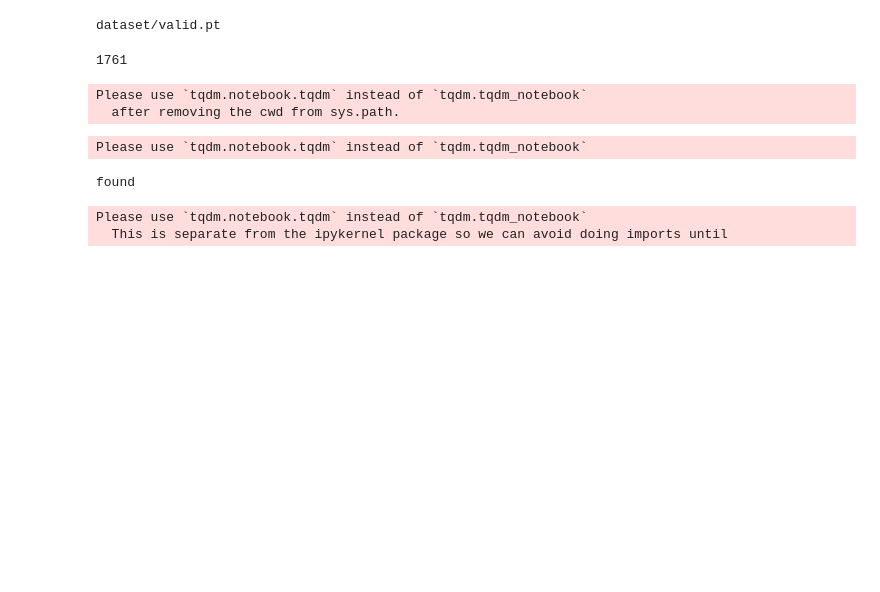
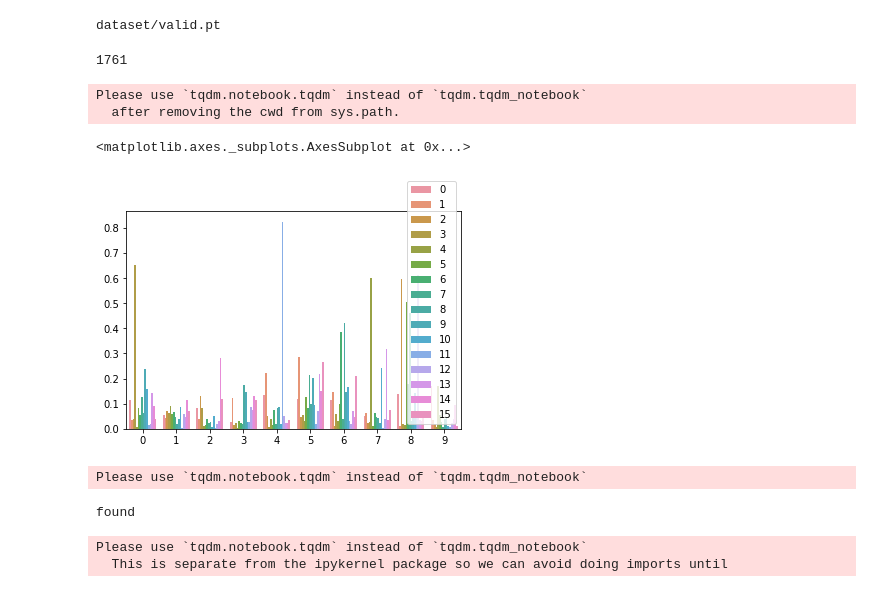
Before and after one commit to theblackcat102/text-subgan, a Jupyter notebook: Control.ipynb, the cells around one changed output. Cells and saved outputs as stored; diff of their text form; code cells hidden in the pictures; blank space fills up the shorter version.

```diff
--- a/Control.ipynb
+++ b/Control.ipynb
@@ -590,8 +591,8 @@ with open('data/kkday_dataset/user_data/useritem_relations.txt', 'r') as f:
 # %% [output]
 Please use `tqdm.notebook.tqdm` instead of `tqdm.tqdm_notebook`
 # %%
-log_name = 'save/tempest_rec-2020-07-13-19-09-48'
-checkpoint = 'checkpoint_20000.pt'
+log_name = 'save/tempest_mf-g2-2020-07-13-22-55-34'
+checkpoint = 'checkpoint_99000.pt'
 
 from module.vmt import VMT
 with open(os.path.join(log_name, 'params.json'), 'r') as f:
@@ -672,6 +673,16 @@ with torch.no_grad():
 # %% [output]
 Please use `tqdm.notebook.tqdm` instead of `tqdm.tqdm_notebook`
   after removing the cwd from sys.path.
+# %%
+data = {'y': [], 'bins': [], 'type': []}
+for idx, latent in enumerate(X[0].reshape(args.tmp_latent_dim, args.tmp_cat_dim)):
+    data['y'] += list(range(len(latent)))
+    data['bins'] += list(latent)
+    data['type'] += list([idx]*len(latent))
+sns.barplot(x='y', y='bins', data=data, hue='type')
+# %% [output]
+<matplotlib.axes._subplots.AxesSubplot at 0x...>
+[figure, added]
 # %%
 with torch.no_grad():
     for batch in tqdm(eval_dataloader):
```
Also changed, not shown: parts of 12 cells of this notebook, 5 other files.
